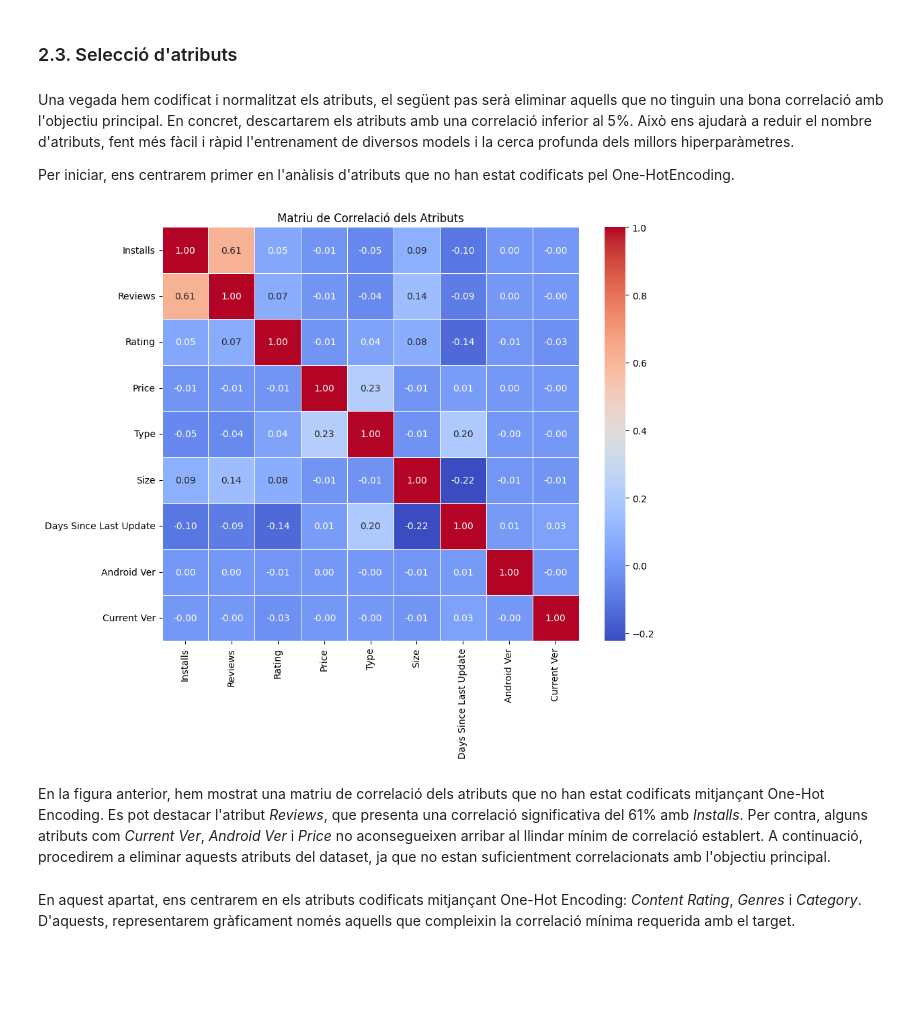
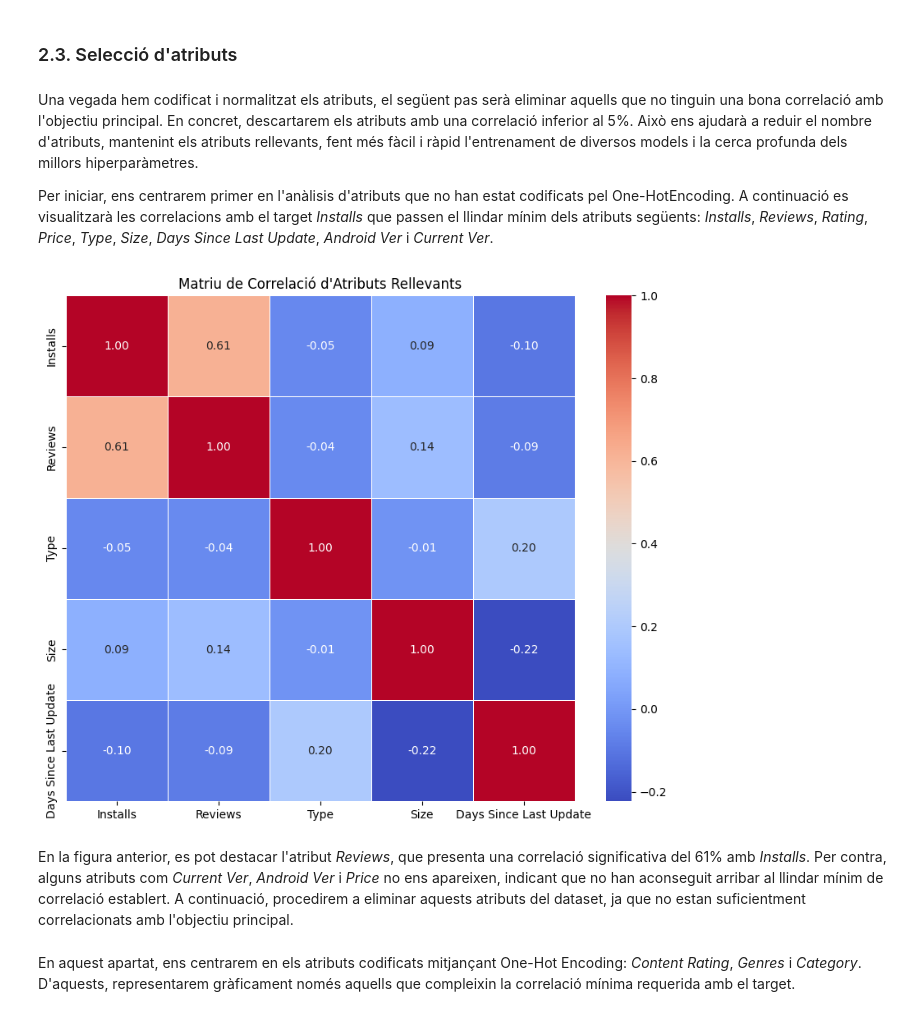
Before and after one commit to NIU1672001/Google-Play-Store-Apps, a Jupyter notebook: Google Play Store Apps.ipynb, the cells around one changed output. Drawn from its saved outputs; the diff is of its cells as text; code cells hidden in the pictures; blank space fills up the shorter version.

```diff
--- a/Google Play Store Apps.ipynb
+++ b/Google Play Store Apps.ipynb
@@ -587,25 +592,28 @@ Podem veure que el nombre és força alt, i això ens pot dificultar a la hora d
 # %% [markdown]
 ### 2.3. Selecció d'atributs
 # %% [markdown]
-Una vegada hem codificat i normalitzat els atributs, el següent pas serà eliminar aquells que no tinguin una bona correlació amb l'objectiu principal. En concret, descartarem els atributs amb una correlació inferior al 5%. Això ens ajudarà a reduir el nombre d'atributs, fent més fàcil i ràpid l'entrenament de diversos models i la cerca profunda dels millors hiperparàmetres.
+Una vegada hem codificat i normalitzat els atributs, el següent pas serà eliminar aquells que no tinguin una bona correlació amb l'objectiu principal. En concret, descartarem els atributs amb una correlació inferior al 5%. Això ens ajudarà a reduir el nombre d'atributs, mantenint els atributs rellevants, fent més fàcil i ràpid l'entrenament de diversos models i la cerca profunda dels millors hiperparàmetres.
 
-Per iniciar, ens centrarem primer en l'anàlisis d'atributs que no han estat codificats pel One-HotEncoding.
+Per iniciar, ens centrarem primer en l'anàlisis d'atributs que no han estat codificats pel One-HotEncoding. A continuació es visualitzarà les correlacions amb el target *Installs* que passen el llindar mínim dels atributs següents: *Installs*, *Reviews*, *Rating*, *Price*, *Type*, *Size*, *Days Since Last Update*, *Android Ver* i *Current Ver*.
 # %%
-# Selecció dels atributs rellevants
-X_train_encoded = train_data[['Installs', 'Reviews', 'Rating', 'Price', 'Type', 'Size', 'Days Since Last Update', 'Android Ver', 'Current Ver']]
+# Selecció d'atributs i càlcul de la matriu de correlació
+atributs = ['Installs', 'Reviews', 'Rating', 'Price', 'Type', 'Size', 'Days Since Last Update', 'Android Ver', 'Current Ver']
+X_train_encoded = train_data[atributs]
+matriu_correlacio = X_train_encoded.corr()
+corr_installs = matriu_correlacio['Installs'].abs()
+atributs_rellevants = corr_installs[corr_installs >= 0.05].index.tolist()
 
-# Calcular la matriu de correlació
-correlation_matrix = X_train_encoded.corr()
-
-# Gràfic de la matriu de correlació
+# Filtrat i visualització
+X_train_filtrat = X_train_encoded[atributs_rellevants]
+matriu_correlacio_filtrada = X_train_filtrat.corr()
 plt.figure(figsize=(10, 8))
-sns.heatmap(correlation_matrix, annot=True, cmap='coolwarm', fmt='.2f', linewidths=0.5)
-plt.title('Matriu de Correlació dels Atributs')
+sns.heatmap(matriu_correlacio_filtrada, annot=True, cmap='coolwarm', fmt='.2f', linewidths=0.5)
+plt.title('Matriu de Correlació d\'Atributs Rellevants')
 plt.show()
 # %% [output]
-[figure, old version]
+[figure, new version]
 # %% [markdown]
-En la figura anterior, hem mostrat una matriu de correlació dels atributs que no han estat codificats mitjançant One-Hot Encoding. Es pot destacar l'atribut *Reviews*, que presenta una correlació significativa del 61% amb *Installs*. Per contra, alguns atributs com *Current Ver*, *Android Ver* i *Price* no aconsegueixen arribar al llindar mínim de correlació establert. A continuació, procedirem a eliminar aquests atributs del dataset, ja que no estan suficientment correlacionats amb l'objectiu principal.
+En la figura anterior, es pot destacar l'atribut *Reviews*, que presenta una correlació significativa del 61% amb *Installs*. Per contra, alguns atributs com *Current Ver*, *Android Ver* i *Price* no ens apareixen, indicant que no han aconseguit arribar al llindar mínim de correlació establert. A continuació, procedirem a eliminar aquests atributs del dataset, ja que no estan suficientment correlacionats amb l'objectiu principal.
 # %%
 # Eliminar Android Ver i Current Ver del train_data
 train_data.drop(['Android Ver', 'Current Ver', 'Price'], axis=1, inplace=True)
```
Also changed, not shown: parts of 22 cells of this notebook.
